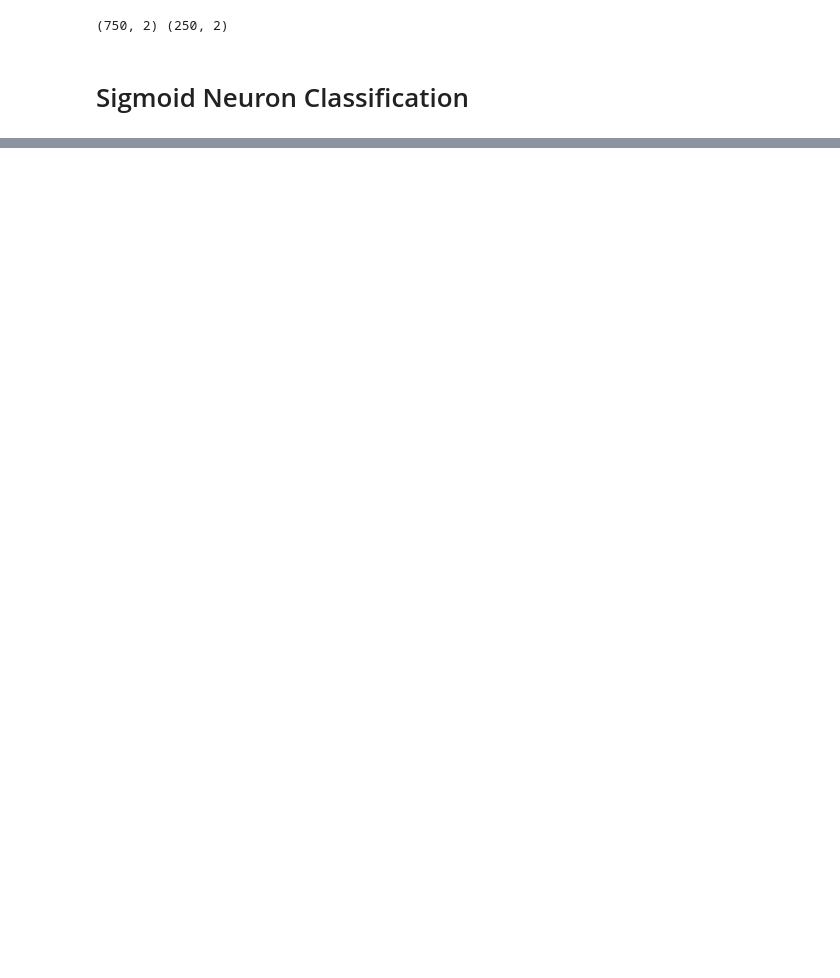
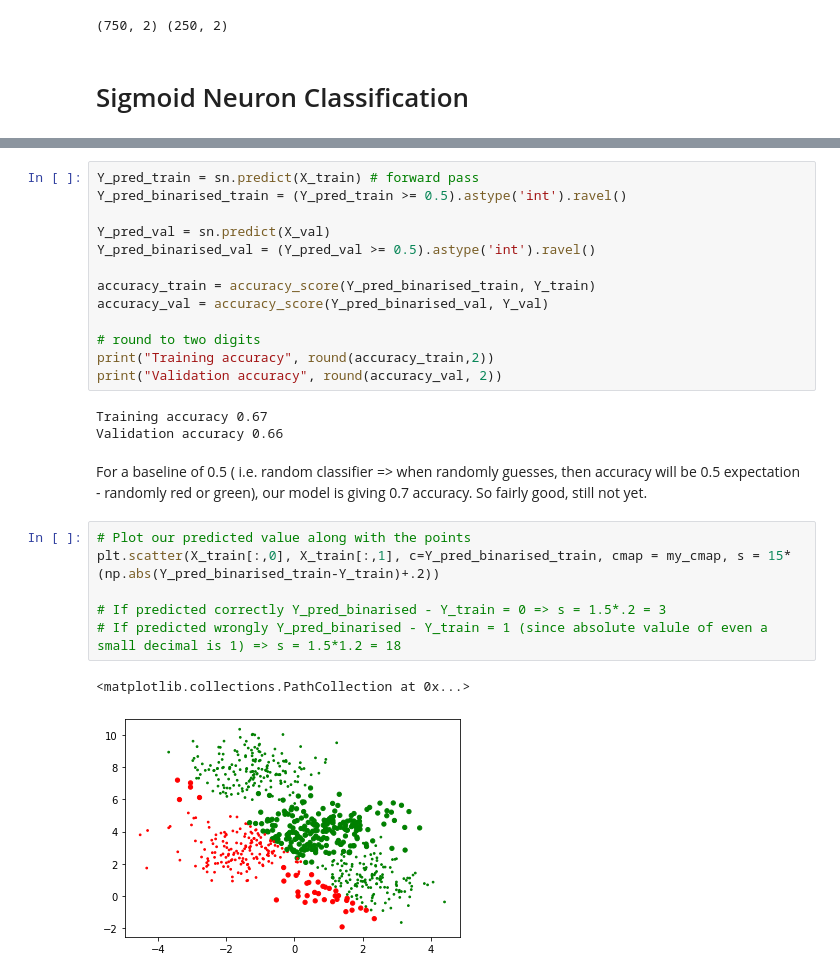
Before and after one commit to sonamkshenoy/Deep-Learning-Models, a Jupyter notebook: FeedForwardNeuralNetwork.ipynb, the cells around one changed output, grey strips where cells are left out. Saved outputs shown, nothing was run; the diff lists cells and outputs as text; blank space fills up the shorter version.

```diff
--- a/FeedForwardNeuralNetwork.ipynb
+++ b/FeedForwardNeuralNetwork.ipynb
@@ -168,0 +205,27 @@ X_val: val => validation set(what we previously referred to as test set)
+# %%
+Y_pred_train = sn.predict(X_train) # forward pass
+Y_pred_binarised_train = (Y_pred_train >= 0.5).astype('int').ravel()
+
+Y_pred_val = sn.predict(X_val)
+Y_pred_binarised_val = (Y_pred_val >= 0.5).astype('int').ravel()
+
+accuracy_train = accuracy_score(Y_pred_binarised_train, Y_train)
+accuracy_val = accuracy_score(Y_pred_binarised_val, Y_val)
+
+# round to two digits
+print("Training accuracy", round(accuracy_train,2))
+print("Validation accuracy", round(accuracy_val, 2))
+# %% [output]
+Training accuracy 0.67
+Validation accuracy 0.66
+# %% [markdown]
+For a baseline of 0.5 ( i.e. random classifier => when randomly guesses, then accuracy will be 0.5 expectation - randomly red or green), our model is giving 0.7 accuracy. So fairly good, still not yet.
+# %%
+# Plot our predicted value along with the points
+plt.scatter(X_train[:,0], X_train[:,1], c=Y_pred_binarised_train, cmap = my_cmap, s = 15*(np.abs(Y_pred_binarised_train-Y_train)+.2))
+
+# If predicted correctly Y_pred_binarised - Y_train = 0 => s = 1.5*.2 = 3
+# If predicted wrongly Y_pred_binarised - Y_train = 1 (since absolute valule of even a small decimal is 1) => s = 1.5*1.2 = 18
+# %% [output]
+<matplotlib.collections.PathCollection at 0x...>
+[figure, added]
```
Also changed, not shown: parts of 24 cells of this notebook.
